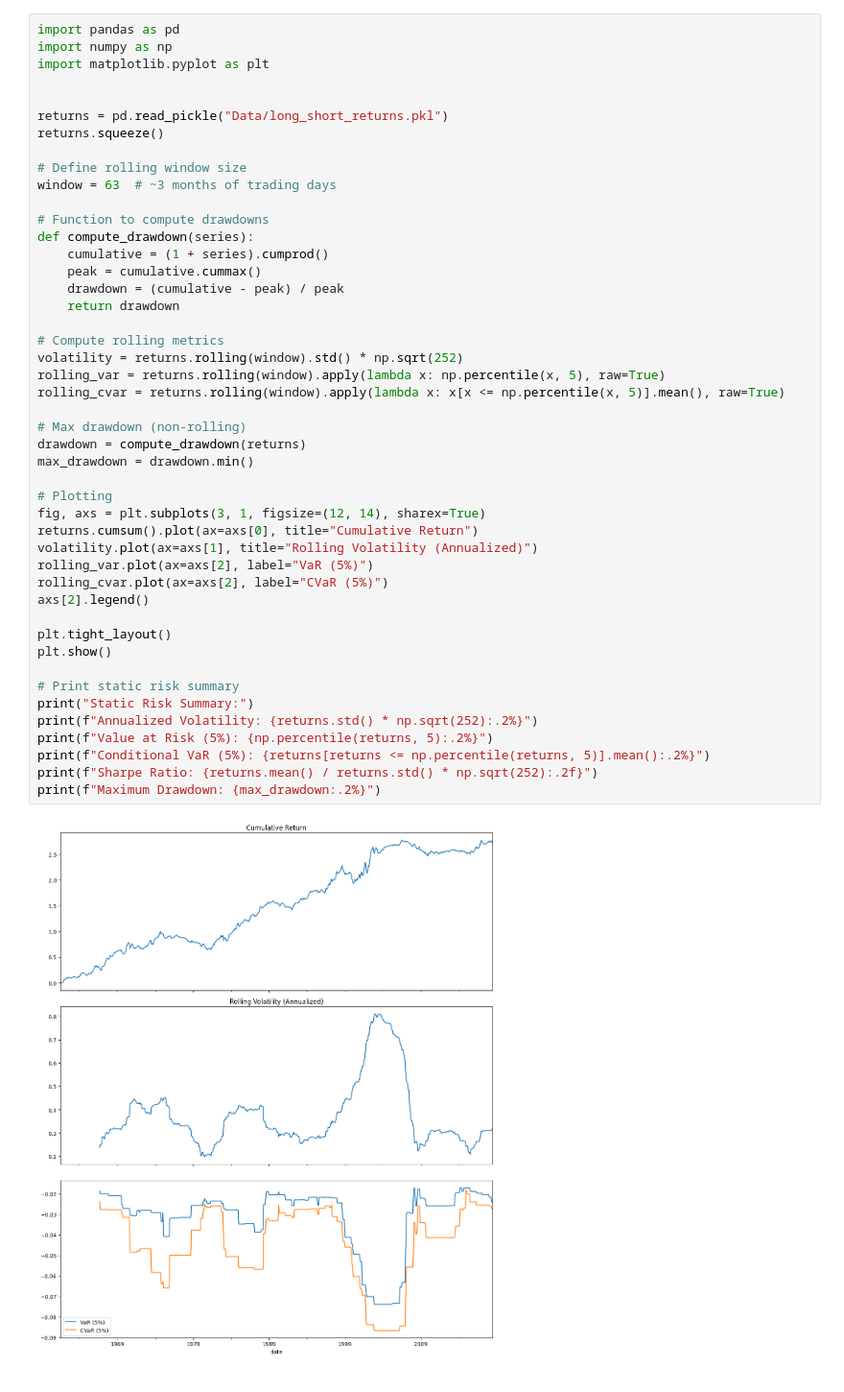
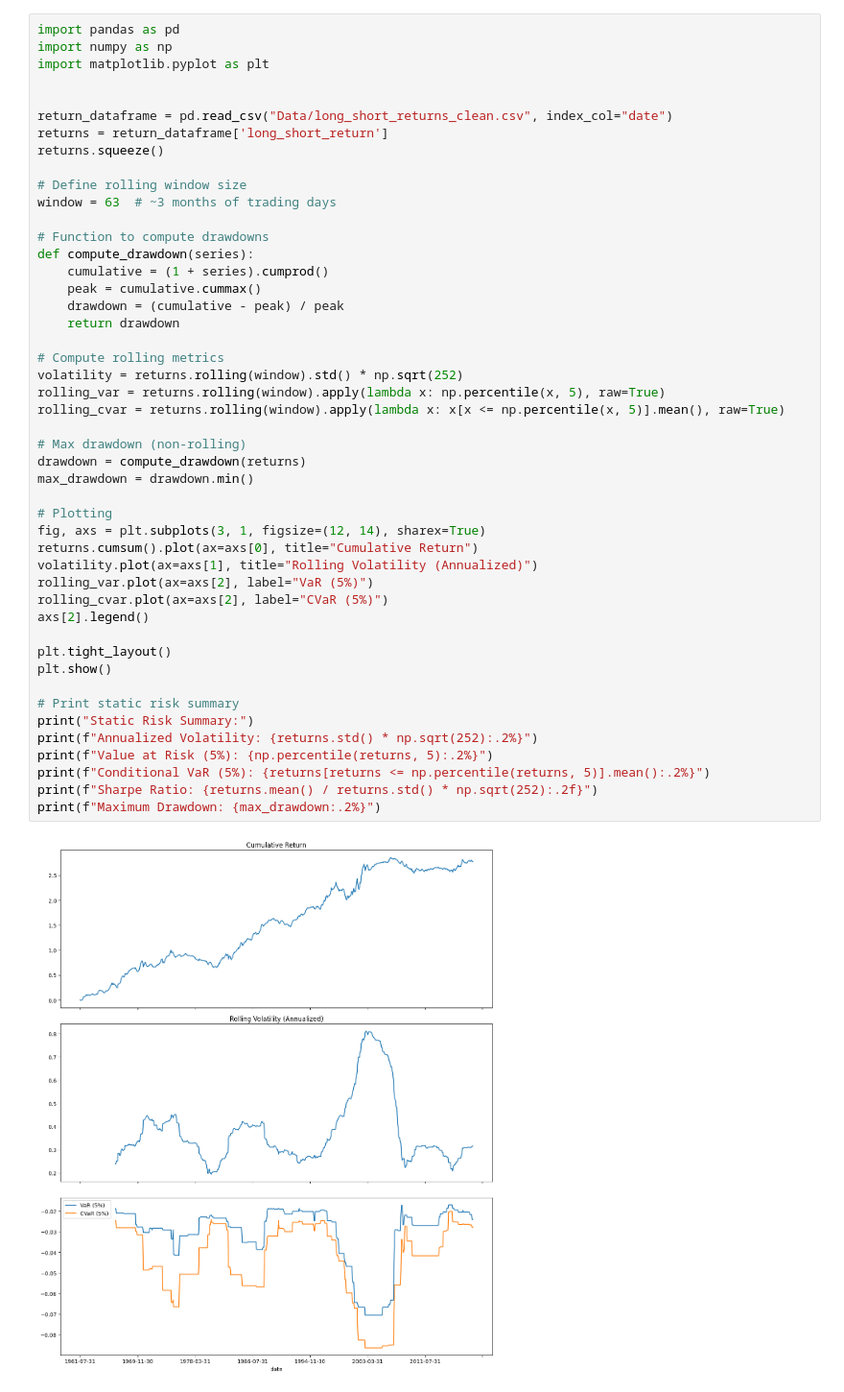
Before and after one commit to justusschenk/valueinvesting, a Jupyter notebook: Risk.ipynb, the cells around one changed output. Shown at 96% size. Saved outputs shown, nothing was run; the diff lists cells and outputs as text.

Commit message:
Run Files with new returns + cleanup

```diff
--- a/Risk.ipynb
+++ b/Risk.ipynb
@@ -4,7 +4,8 @@ import numpy as np
 import matplotlib.pyplot as plt
 
 
-returns = pd.read_pickle("Data/long_short_returns.pkl")
+return_dataframe = pd.read_csv("Data/long_short_returns_clean.csv", index_col="date")
+returns = return_dataframe['long_short_return']
 returns.squeeze()
 
 # Define rolling window size
@@ -18,32 +19,32 @@ def compute_drawdown(series):
     return drawdown
 
 # Compute rolling metrics
 volatility = returns.rolling(window).std() * np.sqrt(252)
 rolling_var = returns.rolling(window).apply(lambda x: np.percentile(x, 5), raw=True)
 rolling_cvar = returns.rolling(window).apply(lambda x: x[x <= np.percentile(x, 5)].mean(), raw=True)
 
 # Max drawdown (non-rolling)
 drawdown = compute_drawdown(returns)
 max_drawdown = drawdown.min()
 
 # Plotting
 fig, axs = plt.subplots(3, 1, figsize=(12, 14), sharex=True)
 returns.cumsum().plot(ax=axs[0], title="Cumulative Return")
 volatility.plot(ax=axs[1], title="Rolling Volatility (Annualized)")
 rolling_var.plot(ax=axs[2], label="VaR (5%)")
 rolling_cvar.plot(ax=axs[2], label="CVaR (5%)")
 axs[2].legend()
 
 plt.tight_layout()
 plt.show()
 
 # Print static risk summary
 print("Static Risk Summary:")
 print(f"Annualized Volatility: {returns.std() * np.sqrt(252):.2%}")
 print(f"Value at Risk (5%): {np.percentile(returns, 5):.2%}")
 print(f"Conditional VaR (5%): {returns[returns <= np.percentile(returns, 5)].mean():.2%}")
 print(f"Sharpe Ratio: {returns.mean() / returns.std() * np.sqrt(252):.2f}")
 print(f"Maximum Drawdown: {max_drawdown:.2%}")
 # %% [output]
-[figure, old version]
+[figure, new version]
 Static Risk Summary:
```
Also changed, not shown: parts of 1 cell of this notebook, 30 other files.
